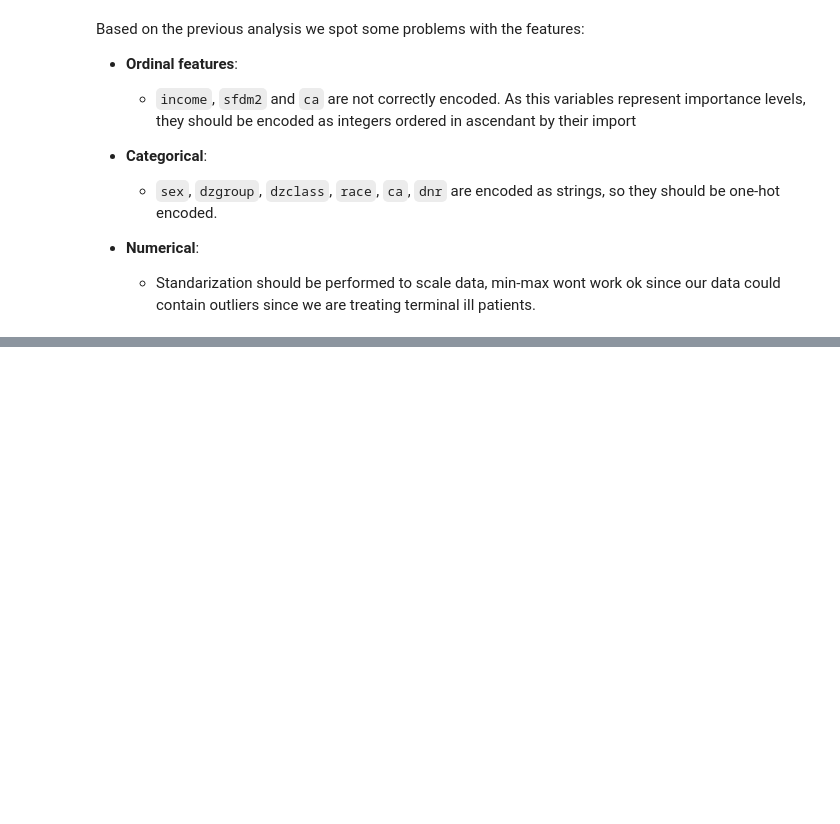
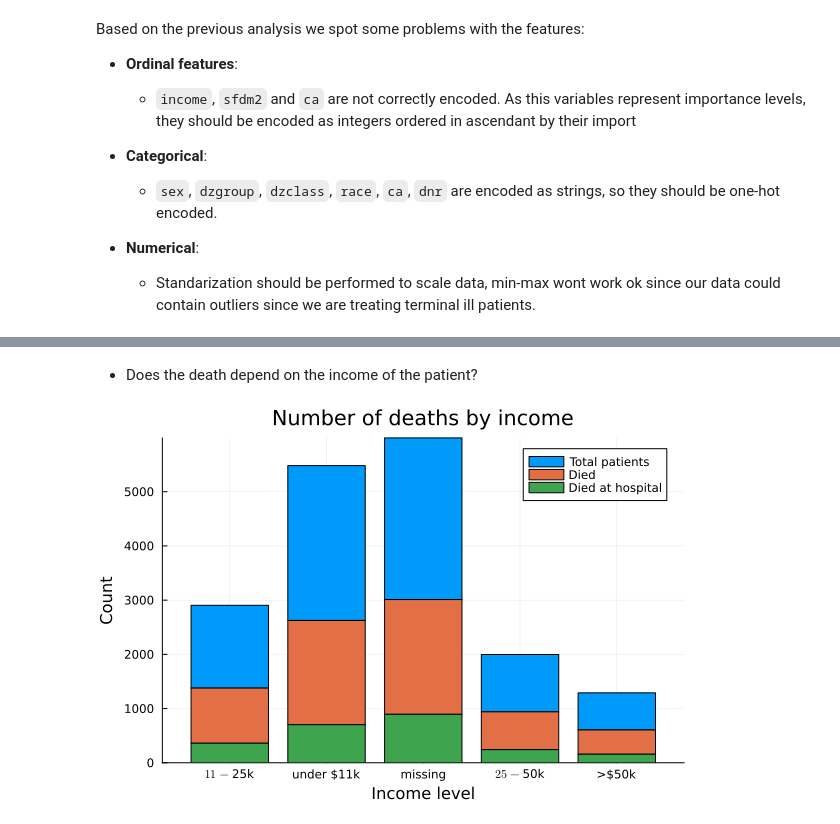
Before and after one commit to blasaraujo14/projectA_ML1, a Jupyter notebook: descriptiveAnalysis.ipynb, the cells around one changed output, grey strips where cells are left out. Cells and saved outputs as stored; diff of their text form; code cells hidden in the pictures; blank space fills up the shorter version.

```diff
--- a/descriptiveAnalysis.ipynb
+++ b/descriptiveAnalysis.ipynb
@@ -111,0 +154,15 @@ Based on the previous analysis we spot some problems with the features:
+# %% [markdown]
+- Does the death depend on the income of the patient?
+# %%
+value_counts = combine(groupby(dataset, :income), nrow => :count,
+                       :death => sum => :sum_dead,
+                       :hospdead => sum => :sum_hosp)
+labels = value_counts.income;   # Etiquetas
+deaths = value_counts.sum_dead;
+hosp = value_counts.sum_hosp;
+total = value_counts.count;   # Frecuencias
+groupedbar(labels, [total deaths hosp], xlabel = "Income level", ylabel = "Count",
+    title = "Number of deaths by income", bar_position = :stack,
+    label = ["Total patients" "Died" "Died at hospital"], legend = true)
+# %% [output]
+[figure, added]
```
Also changed, not shown: parts of 11 cells of this notebook.
